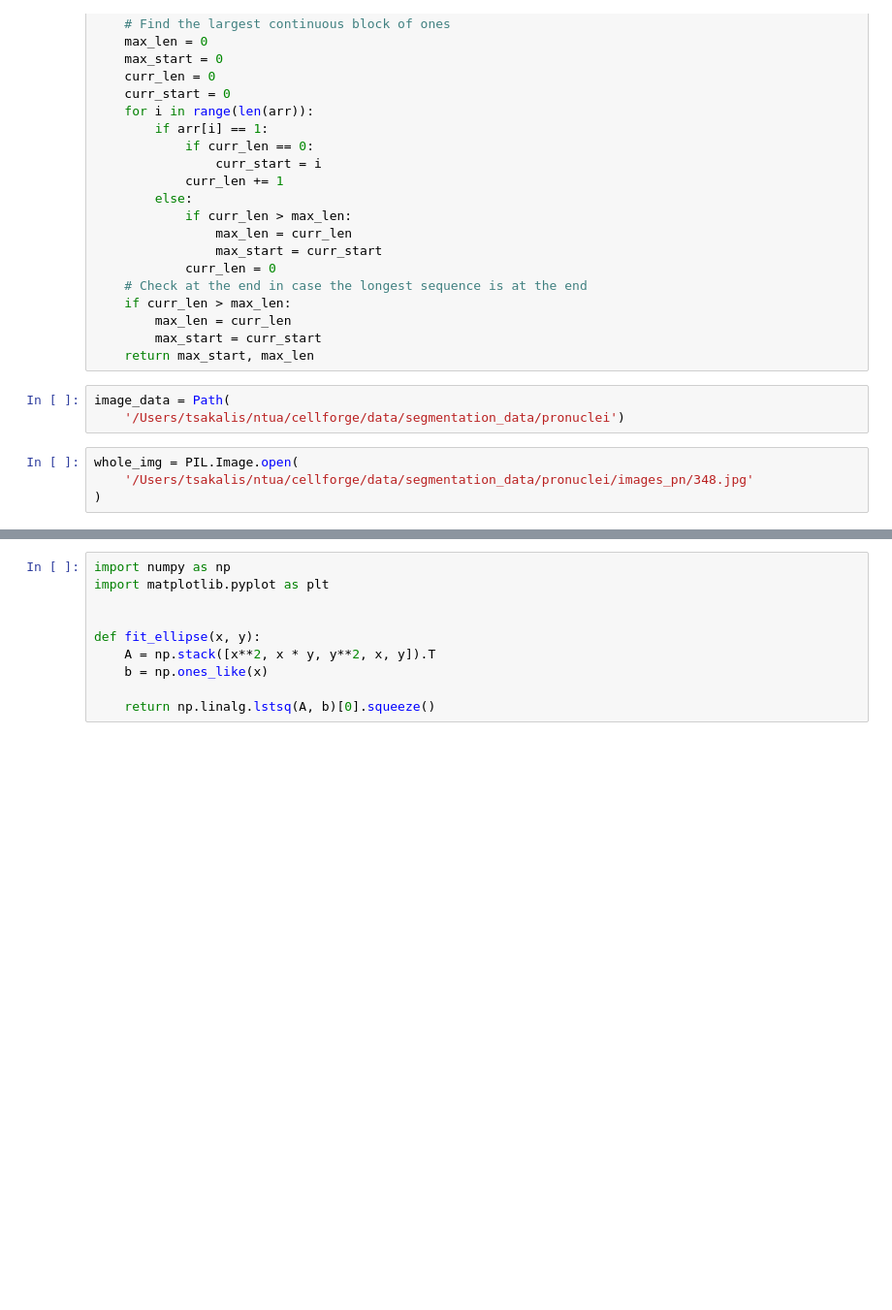
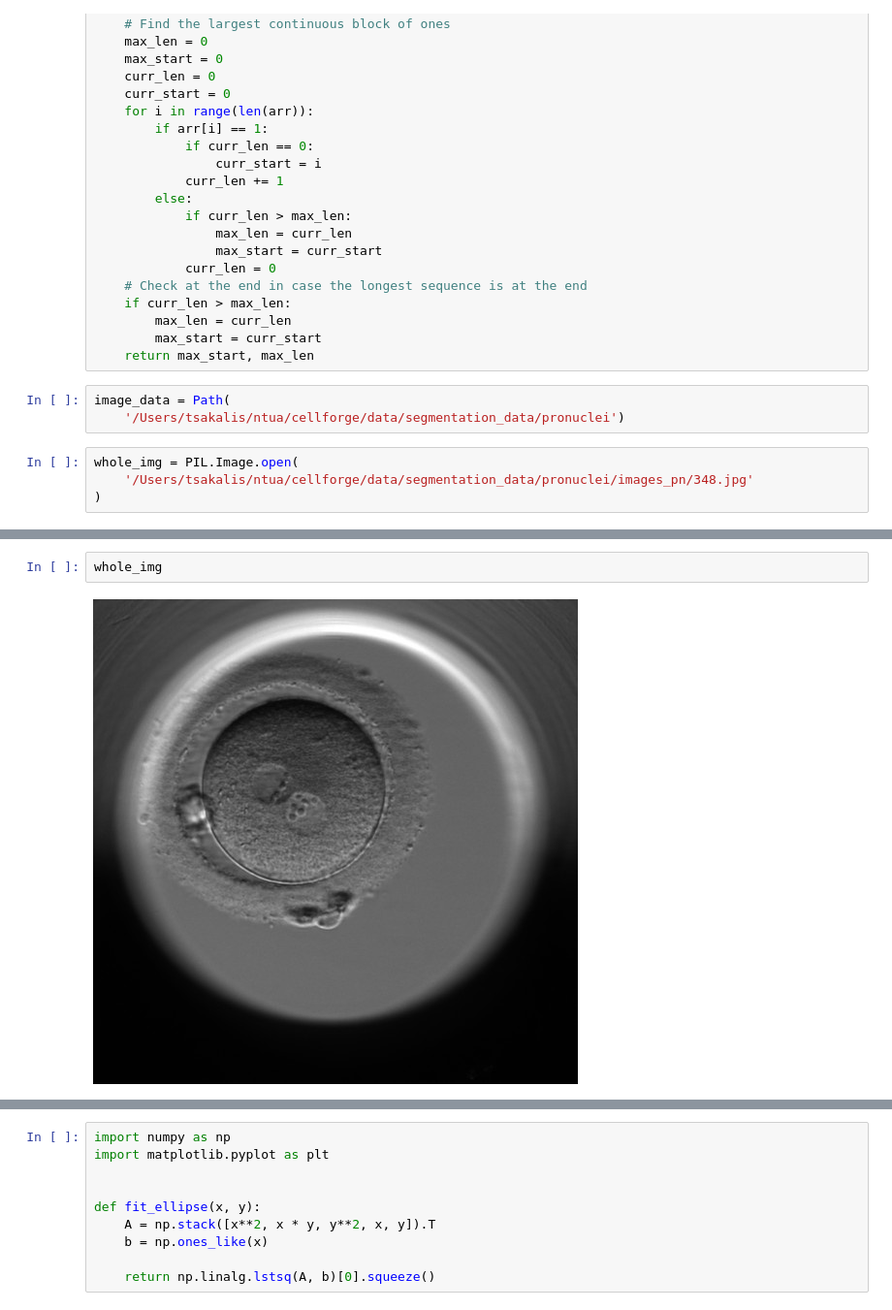
Before and after one commit to tsak1998/pronuclei_extraction, a Jupyter notebook: cellforge/segmentation/pronuclei_areas_eda_copy.ipynb, the cells around one changed output, grey strips where cells are left out. Shown at 97% size. Saved outputs shown, nothing was run; the diff lists cells and outputs as text; blank space fills up the shorter version.

```diff
--- a/cellforge/segmentation/pronuclei_areas_eda_copy.ipynb
+++ b/cellforge/segmentation/pronuclei_areas_eda_copy.ipynb
@@ -110,3 +114,7 @@ Orientation (deg): -88.56356371969369
+# %%
+whole_img
+# %% [output]
+[figure, added]
 # %%
 y0, x0 = centroid
 a1 = int(x0 - major_axis_length * 0.6)
```
Also changed, not shown: parts of 13 cells of this notebook, 1 other file.
